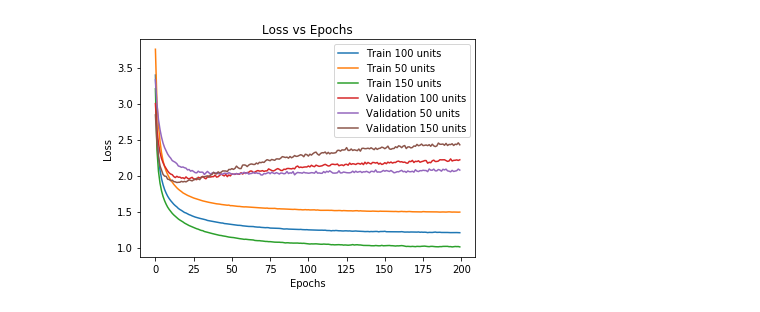
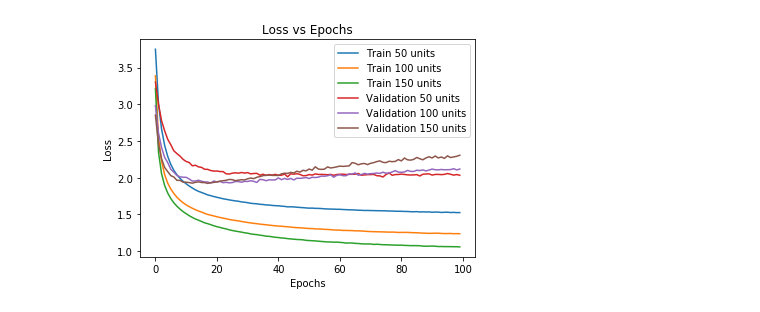
Before and after one commit to ltindall/cse253_pa4, a Jupyter notebook: code/plotting.ipynb, the cells around one changed output. Saved outputs shown, nothing was run; the diff lists cells and outputs as text; code cells hidden in the pictures.

Commit message:
changes to plotting

```diff
--- a/code/plotting.ipynb
+++ b/code/plotting.ipynb
@@ -1,21 +1,21 @@
 # %%
 import numpy as np
 import matplotlib.pyplot as plt
 
 plt.figure()
-loss = np.load('LSTM_1lay_100unit_25seq_1000batch_200epoch_0drop_1temp.npy')
-loss2 = np.load('LSTM_1lay_50unit_25seq_1000batch_200epoch_0drop_1temp.npy')
-loss3 = np.load('LSTM_1lay_150unit_25seq_1000batch_200epoch_0drop_1temp.npy')
+loss = np.load('LSTM_1lay_100unit_25seq_1000batch_100epoch_0drop_1temp.npy')
+loss2 = np.load('LSTM_1lay_50unit_25seq_1000batch_100epoch_0drop_1temp.npy')
+loss3 = np.load('LSTM_1lay_150unit_25seq_1000batch_100epoch_0drop_1temp.npy')
+plt.plot(loss2[0,:], label='Train 50 units')
 plt.plot(loss[0,:],label='Train 100 units')
-plt.plot(loss2[0,:], label='Train 50 units')
 plt.plot(loss3[0,:], label='Train 150 units')
+plt.plot(loss2[1,:], label = 'Validation 50 units')
 plt.plot(loss[1,:],label='Validation 100 units')
-plt.plot(loss2[1,:], label = 'Validation 50 units')
 plt.plot(loss3[1,:], label = 'Validation 150 units')
 plt.xlabel('Epochs')
 plt.ylabel('Loss')
 plt.title("Loss vs Epochs")
 plt.legend()
 plt.show()
 # %% [output]
-[figure, old version]
+[figure, new version]
```
Also changed, not shown: parts of 3 cells of this notebook.
